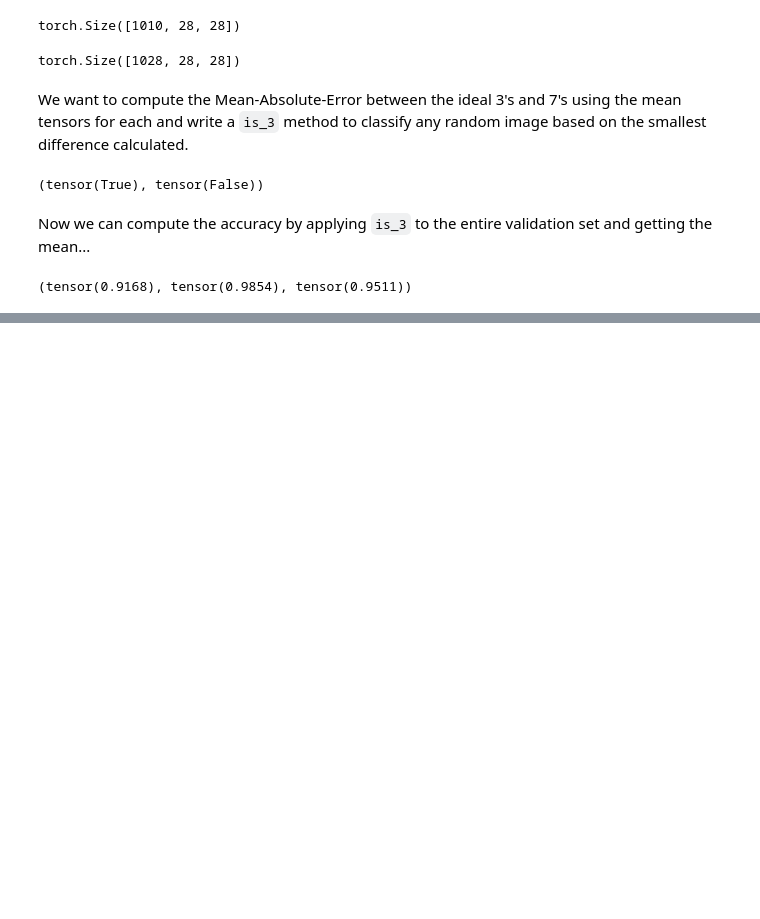
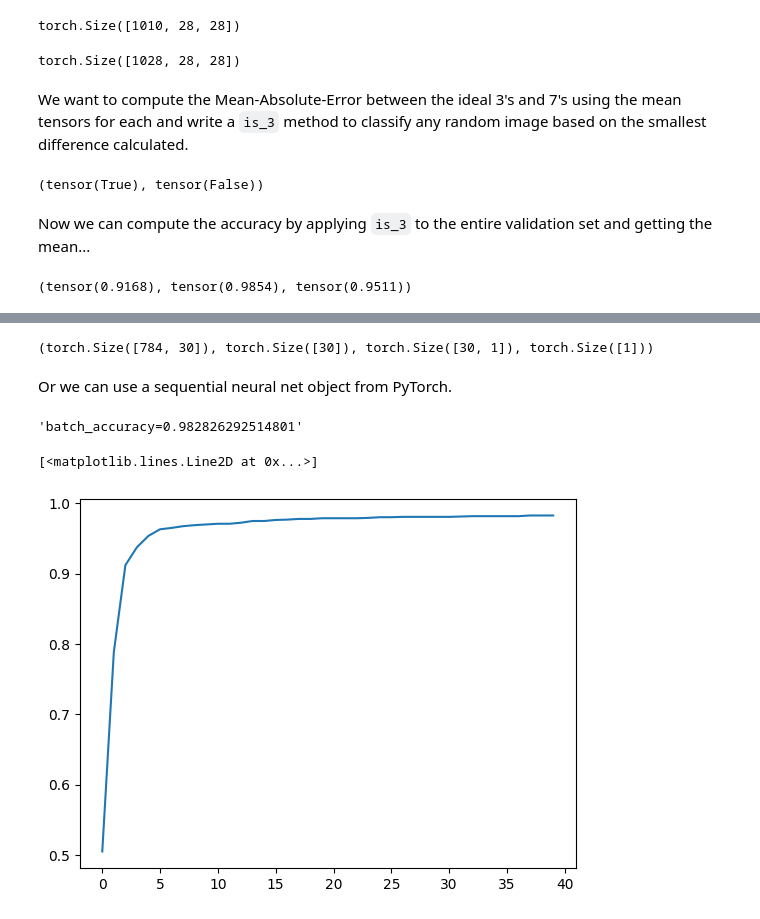
Before and after one commit to dmosc/fastai-course, a Jupyter notebook: notebooks/chapter-4/digit-classifier.ipynb, the cells around one changed output, grey strips where cells are left out. Drawn from its saved outputs; the diff is of its cells as text; code cells hidden in the pictures; blank space fills up the shorter version.

```diff
--- a/notebooks/chapter-4/digit-classifier.ipynb
+++ b/notebooks/chapter-4/digit-classifier.ipynb
@@ -155,0 +229,6 @@ accuracy_threes, accuracy_sevens, (accuracy_threes + accuracy_sevens) / 2
+# %%
+def mnist_loss(preds, targs):
+  # When targ == 1, check how far pred is from 1 (if it's 1, the distance then is 0 ... 1 - 1)
+  # Else, targ == 0 (if pred == 0, the distance then is 0, 0 - 0)
+  preds = preds.sigmoid()
+  return torch.where(targs == 1, 1 - preds, preds).mean()
@@ -155,0 +237,13 @@ accuracy_threes, accuracy_sevens, (accuracy_threes + accuracy_sevens) / 2
+# %%
+from fastai.data.all import DataLoader, first
+
+
+# 1. Initialize params and configure objects like datasets.
+weights = init_params((28 * 28, 1))
+bias = init_params(1)
+
+train_dl = DataLoader(train_dataset, batch_size=256)
+test_dl = DataLoader(test_dataset, batch_size=256)
+x_batch, y_batch = first(train_dl)
+
+x_batch.shape, y_batch.shape
@@ -155,0 +396,9 @@ accuracy_threes, accuracy_sevens, (accuracy_threes + accuracy_sevens) / 2
+# %%
+from fastai.data.all import DataLoaders
+from fastai.learner import Learner
+
+
+dls = DataLoaders(train_dl, test_dl)
+learner = Learner(dls=dls, model=torch.nn.Linear(28 * 28, 1), loss_func=mnist_loss, opt_func=SGD, metrics=batch_accuracy)
+
+learner.fit(20, lr=0.1)
@@ -155,0 +409,38 @@ accuracy_threes, accuracy_sevens, (accuracy_threes + accuracy_sevens) / 2
+# %%
+w1 = init_params((28 * 28, 30))
+b1 = init_params(30)
+w2 = init_params((30, 1))
+b2 = init_params(1)
+
+
+def simple_net(x_batch):
+  res = x_batch @ w1 + b1
+  res = res.max(tensor(0.0))
+  res = x_batch @ w2 + b2
+  return res
+
+
+w1.shape, b1.shape, w2.shape, b2.shape
+# %% [output]
+(torch.Size([784, 30]), torch.Size([30]), torch.Size([30, 1]), torch.Size([1]))
+# %% [markdown]
+Or we can use a sequential neural net object from PyTorch.
+# %%
+import matplotlib.pyplot as plt
+from fastcore.foundation import L
+
+
+simple_net = torch.nn.Sequential(
+  # All these are referred to as "layers"
+  torch.nn.Linear(28 * 28, 30), # These are "linear layers"
+  torch.nn.ReLU(), # And these ones "nonlinearities" or "activation functions"
+  torch.nn.Linear(30, 1),
+)
+learner = Learner(dls=dls, model=simple_net, loss_func=mnist_loss, opt_func=SGD, metrics=batch_accuracy)
+learner.fit(40, 0.1)
+display(f"batch_accuracy={learner.recorder.values[-1][2]}")
+plt.plot(L(learner.recorder.values).itemgot(2))
+# %% [output]
+'batch_accuracy=0.982826292514801'
+[<matplotlib.lines.Line2D at 0x...>]
+[figure, added]
```
Also changed, not shown: parts of 19 cells of this notebook.
